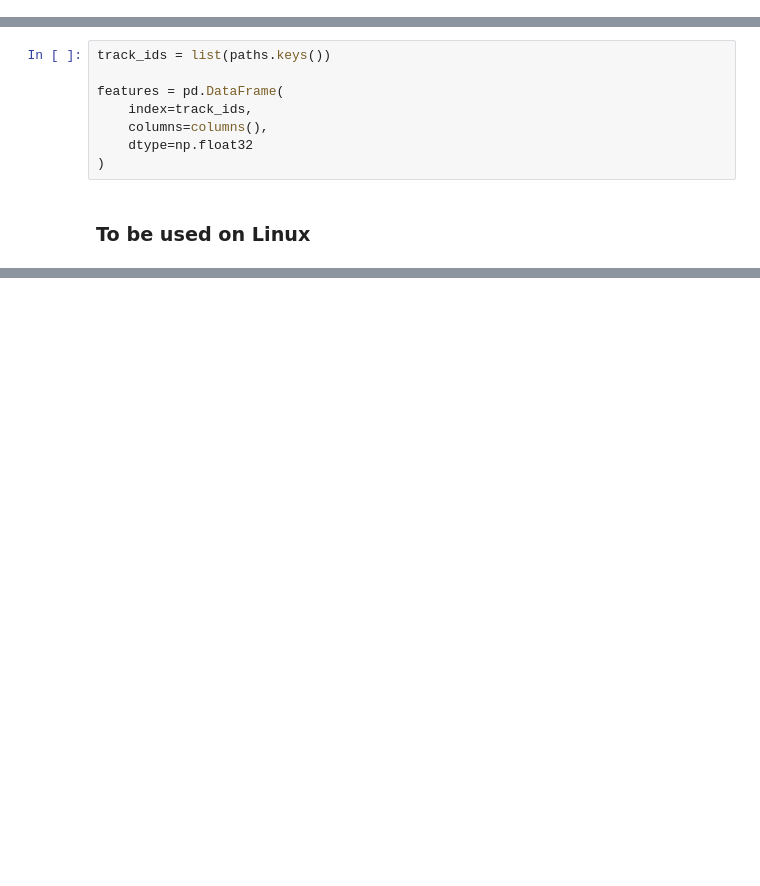
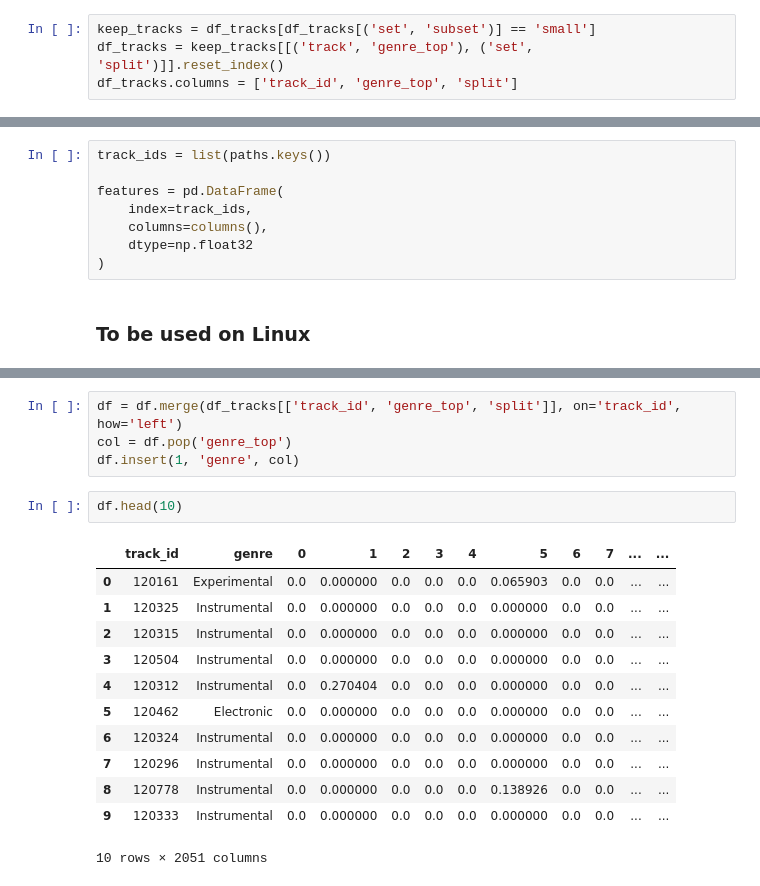
Before and after one commit to Jakub-Karczewski/data_exploration_project, a Jupyter notebook: less_features_musicNN.ipynb, the cells around one changed output, grey strips where cells are left out. Drawn from its saved outputs; the diff is of its cells as text; blank space fills up the shorter version.

```diff
--- a/less_features_musicNN.ipynb
+++ b/less_features_musicNN.ipynb
@@ -26,0 +40,4 @@ len(list(paths.keys()))
+# %%
+keep_tracks = df_tracks[df_tracks[('set', 'subset')] == 'small']
+df_tracks = keep_tracks[[('track', 'genre_top'), ('set', 'split')]].reset_index()
+df_tracks.columns = ['track_id', 'genre_top', 'split']
@@ -130 +197,20 @@ X.head()
+# %%
+df = df.merge(df_tracks[['track_id', 'genre_top', 'split']], on='track_id', how='left')
+col = df.pop('genre_top')
+df.insert(1, 'genre', col)
+# %%
+df.head(10)
+# %% [output]
+|  | track_id | genre | 0 | 1 | 2 | 3 | 4 | 5 | 6 | 7 | ... | ... |
+| 0 | 120161 | Experimental | 0.0 | 0.000000 | 0.0 | 0.0 | 0.0 | 0.065903 | 0.0 | 0.0 | ... | ... |
+| 1 | 120325 | Instrumental | 0.0 | 0.000000 | 0.0 | 0.0 | 0.0 | 0.000000 | 0.0 | 0.0 | ... | ... |
+| 2 | 120315 | Instrumental | 0.0 | 0.000000 | 0.0 | 0.0 | 0.0 | 0.000000 | 0.0 | 0.0 | ... | ... |
+| 3 | 120504 | Instrumental | 0.0 | 0.000000 | 0.0 | 0.0 | 0.0 | 0.000000 | 0.0 | 0.0 | ... | ... |
+| 4 | 120312 | Instrumental | 0.0 | 0.270404 | 0.0 | 0.0 | 0.0 | 0.000000 | 0.0 | 0.0 | ... | ... |
+| 5 | 120462 | Electronic | 0.0 | 0.000000 | 0.0 | 0.0 | 0.0 | 0.000000 | 0.0 | 0.0 | ... | ... |
+| 6 | 120324 | Instrumental | 0.0 | 0.000000 | 0.0 | 0.0 | 0.0 | 0.000000 | 0.0 | 0.0 | ... | ... |
+| 7 | 120296 | Instrumental | 0.0 | 0.000000 | 0.0 | 0.0 | 0.0 | 0.000000 | 0.0 | 0.0 | ... | ... |
+| 8 | 120778 | Instrumental | 0.0 | 0.000000 | 0.0 | 0.0 | 0.0 | 0.138926 | 0.0 | 0.0 | ... | ... |
+| 9 | 120333 | Instrumental | 0.0 | 0.000000 | 0.0 | 0.0 | 0.0 | 0.000000 | 0.0 | 0.0 | ... | ... |
+10 rows × 2051 columns
 # %%
```
Also changed, not shown: parts of 25 cells of this notebook.
